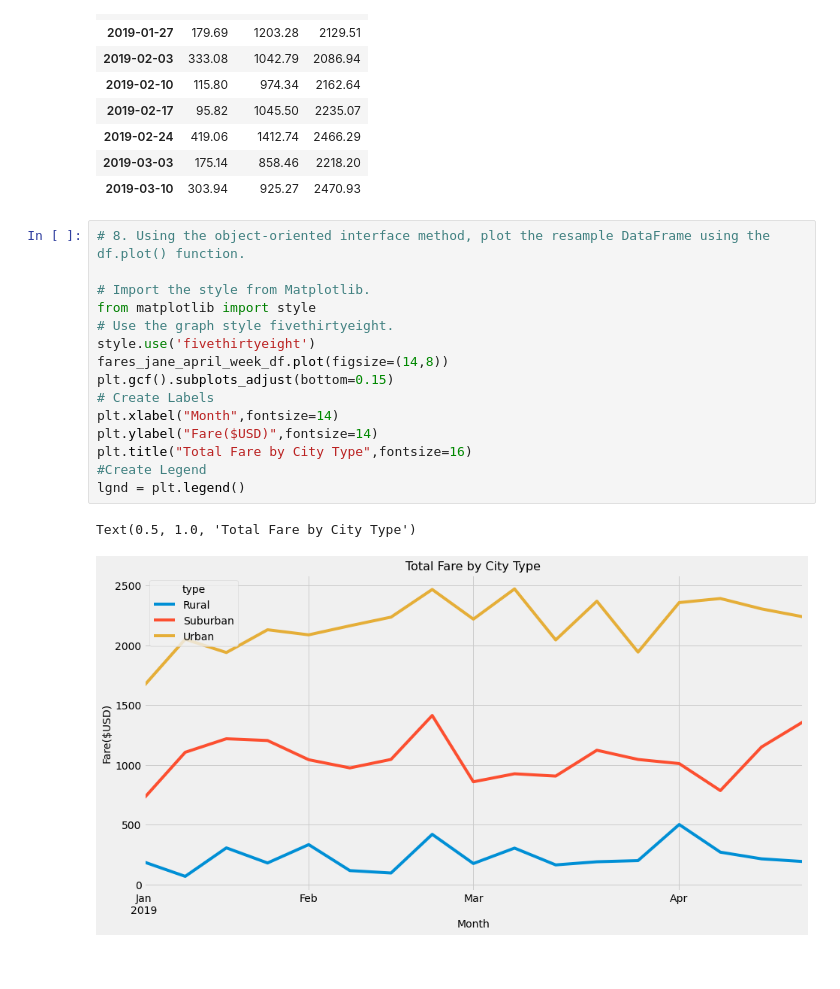
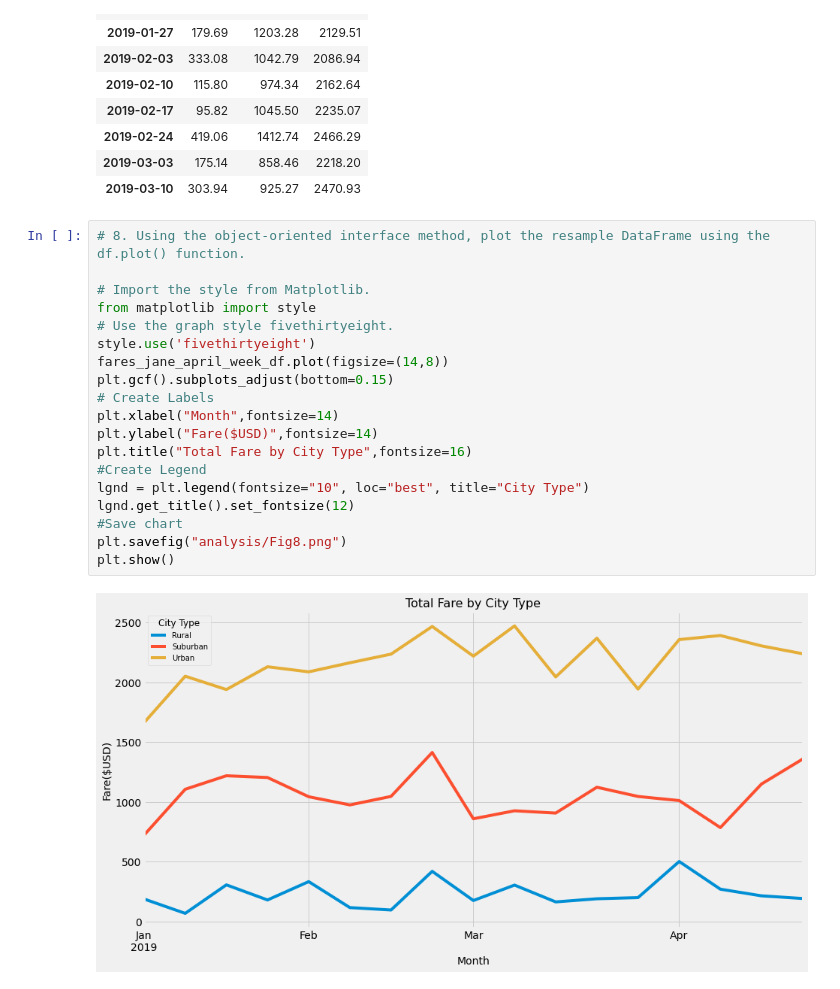
Before and after one commit to mselover21/Ride-Sharing-Analysis, a Jupyter notebook: PyBer_Challenge.ipynb, the cells around one changed output. Saved outputs shown, nothing was run; the diff lists cells and outputs as text; blank space fills up the shorter version.

```diff
--- a/PyBer_Challenge.ipynb
+++ b/PyBer_Challenge.ipynb
@@ -277,18 +277,21 @@ fares_jane_april_week_df.head(10)
 # %%
 # 8. Using the object-oriented interface method, plot the resample DataFrame using the df.plot() function.
 
 # Import the style from Matplotlib.
 from matplotlib import style
 # Use the graph style fivethirtyeight.
 style.use('fivethirtyeight')
 fares_jane_april_week_df.plot(figsize=(14,8))
 plt.gcf().subplots_adjust(bottom=0.15)
 # Create Labels
 plt.xlabel("Month",fontsize=14)
 plt.ylabel("Fare($USD)",fontsize=14)
 plt.title("Total Fare by City Type",fontsize=16)
 #Create Legend
-lgnd = plt.legend()
+lgnd = plt.legend(fontsize="10", loc="best", title="City Type")
+lgnd.get_title().set_fontsize(12)
+#Save chart
+plt.savefig("analysis/Fig8.png")
+plt.show()
 # %% [output]
-Text(0.5, 1.0, 'Total Fare by City Type')
-[figure, old version]
+[figure, new version]
```
Also changed, not shown: 1 other file.
